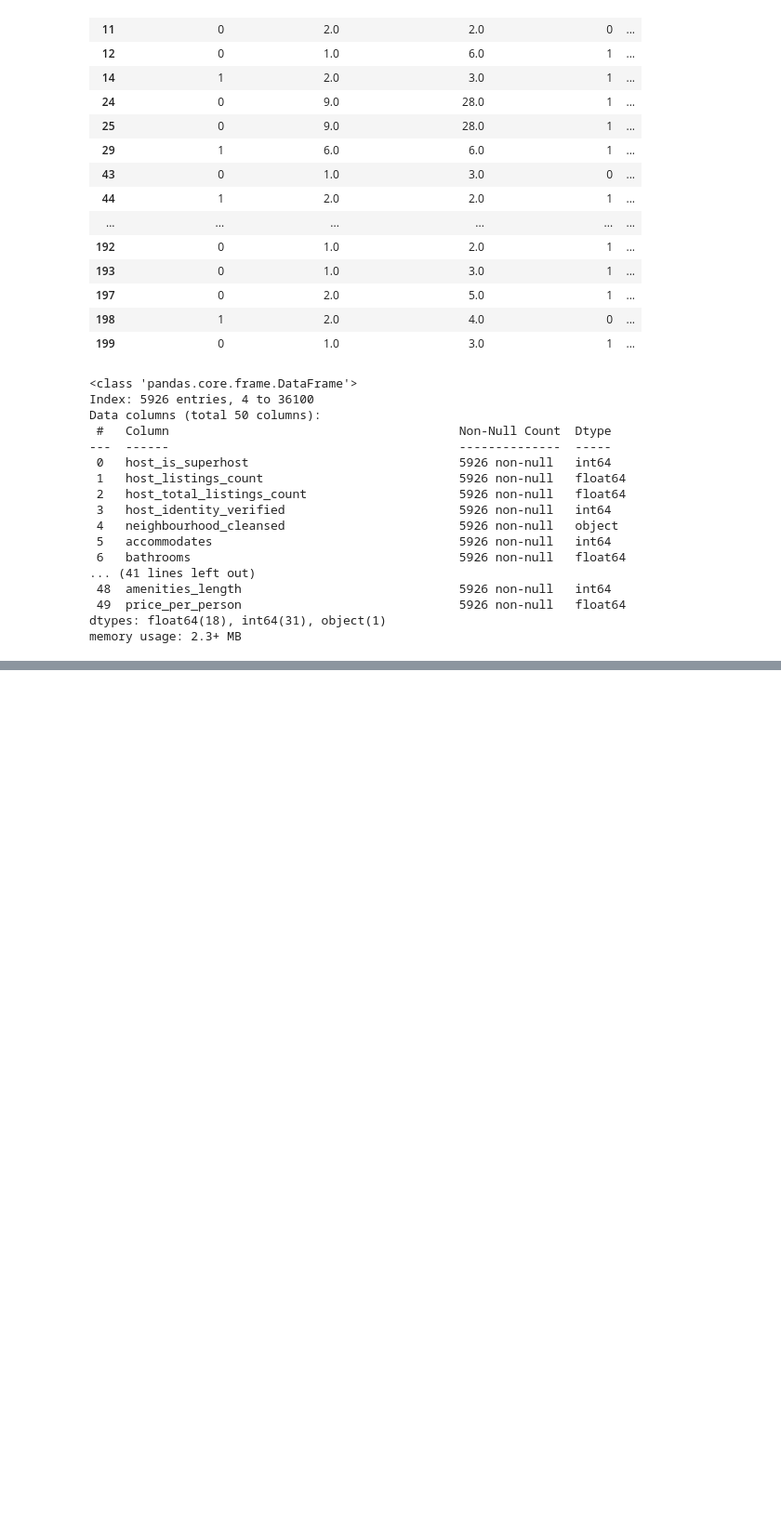
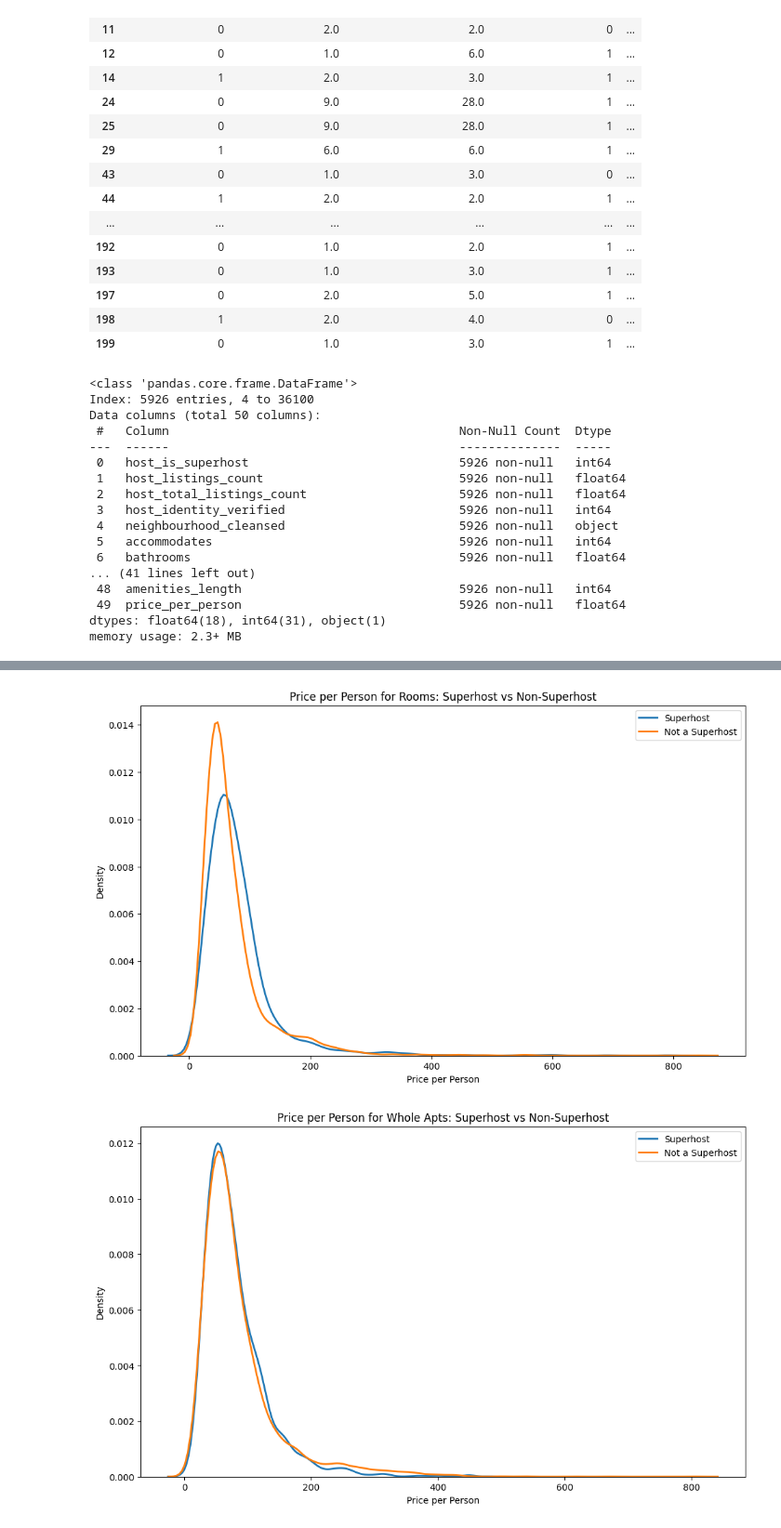
Before and after one commit to wikey/2025dataproject, a Jupyter notebook: project.ipynb, the cells around one changed output, grey strips where cells are left out. Shown at 93% size. Cells and saved outputs as stored; diff of their text form; code cells hidden in the pictures; blank space fills up the shorter version.

```diff
--- a/project.ipynb
+++ b/project.ipynb
@@ -251,0 +320,49 @@ memory usage: 2.3+ MB
+# %%
+# Let's look at the effect of Superhosts
+
+plt.figure(figsize=(12,7))
+
+# Superhost KDE
+sns.kdeplot(
+    df_room_filtered[df_room_filtered["host_is_superhost"] == 1]["price_per_person"],
+    label="Superhost",
+    linewidth=2
+)
+
+# Not a Superhost KDE
+sns.kdeplot(
+    df_room_filtered[df_room_filtered["host_is_superhost"] == 0]["price_per_person"],
+    label="Not a Superhost",
+    linewidth=2
+)
+
+plt.title("Price per Person for Rooms: Superhost vs Non-Superhost")
+plt.xlabel("Price per Person")
+plt.legend()
+plt.show()
+
+plt.figure(figsize=(12,7))
+
+##########
+
+# Superhost KDE
+sns.kdeplot(
+    df_apartment_filtered[df_apartment_filtered["host_is_superhost"] == 1]["price_per_person"],
+    label="Superhost",
+    linewidth=2
+)
+
+# Not a Superhost KDE
+sns.kdeplot(
+    df_apartment_filtered[df_apartment_filtered["host_is_superhost"] == 0]["price_per_person"],
+    label="Not a Superhost",
+    linewidth=2
+)
+
+plt.title("Price per Person for Whole Apts: Superhost vs Non-Superhost")
+plt.xlabel("Price per Person")
+plt.legend()
+plt.show()
+# %% [output]
+[figure, added]
+[figure, added]
```
Also changed, not shown: parts of 7 cells of this notebook.
